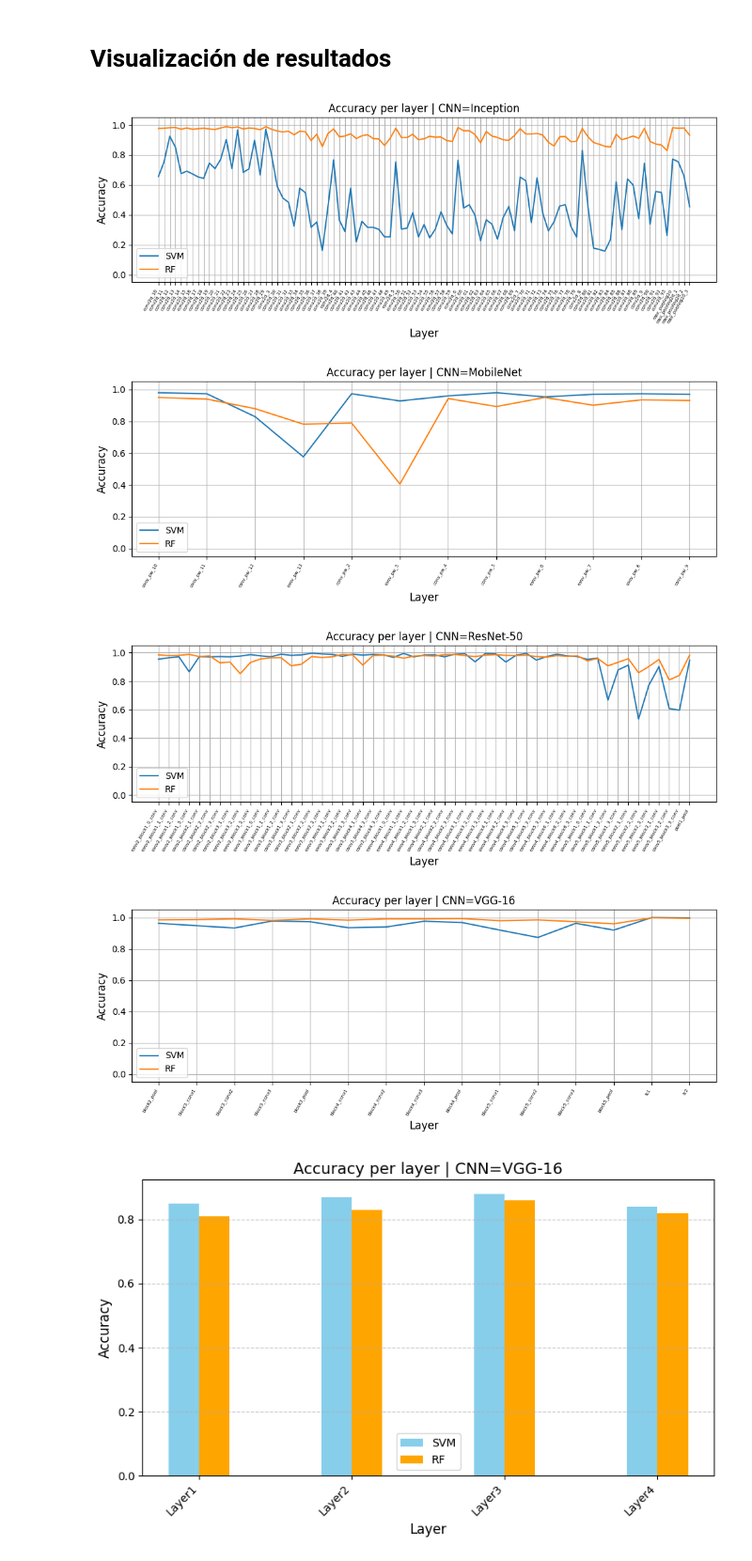
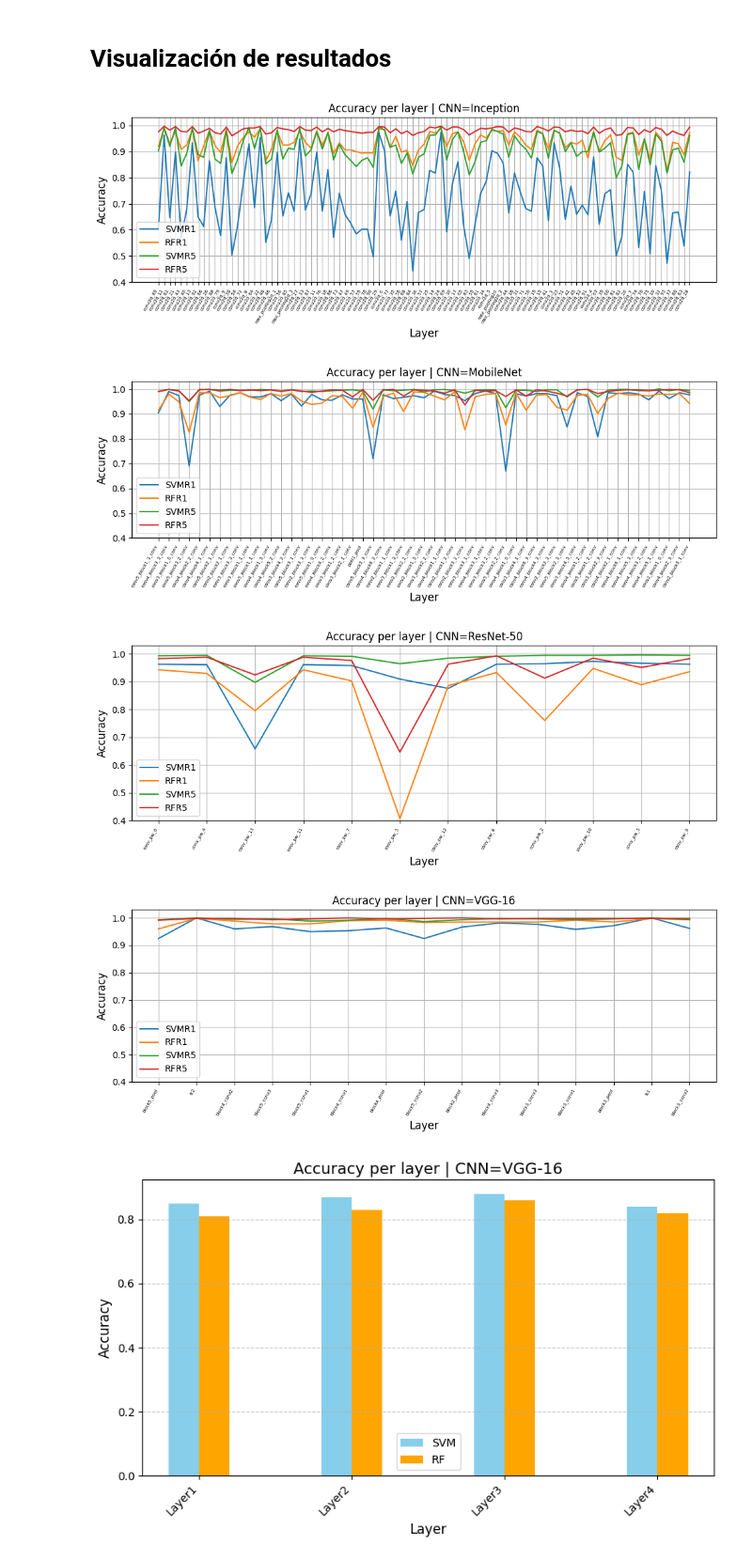
Before and after one commit to rorrocatalam/EL7007_Project, a Jupyter notebook: code/test.ipynb, the cells around one changed output. Shown at 94% size. Saved outputs shown, nothing was run; the diff lists cells and outputs as text; code cells hidden in the pictures.

```diff
--- a/code/test.ipynb
+++ b/code/test.ipynb
@@ -181,52 +217,63 @@ print(gi)
 # Visualización de resultados
 # %%
 res_path   = '../results'
-
+res5_path = '../results5'
 model_names = ['Inception', 'MobileNet', 'ResNet-50', 'VGG-16']
 csv_svm  = [file for file in os.listdir(f'{res_path}/svm') if file.endswith('.csv')]
 csv_rf   = [file for file in os.listdir(f'{res_path}/rf') if file.endswith('.csv')]
-
+csv_svm5  = [file for file in os.listdir(f'{res5_path}/svm') if file.endswith('.csv')]
+csv_rf5   = [file for file in os.listdir(f'{res5_path}/rf') if file.endswith('.csv')]
 for i in range(len(model_names)):
     csv_svm_file =  f'{res_path}/svm/{csv_svm[i]}'
     csv_rf_file  =  f'{res_path}/rf/{csv_svm[i]}'
-
+    csv5_svm_file =  f'{res5_path}/svm/{csv_svm[i]}'
+    csv5_rf_file  =  f'{res5_path}/rf/{csv_svm[i]}'
     layer_names    = []
     accuracies_svm = []
     accuracies_rf  = []
+    accuracies5_svm = []
+    accuracies5_rf  = []
     with open(csv_svm_file, "r") as file:
         reader = csv.reader(file)
         for row in reader:
             layer_names.append(row[0])
             accuracies_svm.append(float(row[1]))
     with open(csv_rf_file, "r") as file:
         reader = csv.reader(file)
         for row in reader:
             accuracies_rf.append(float(row[1]))
-
+    with open(csv5_svm_file, "r") as file:
+        reader = csv.reader(file)
+        for row in reader:
+            accuracies5_svm.append(float(row[1]))
+    with open(csv5_rf_file, "r") as file:
+        reader = csv.reader(file)
+        for row in reader:
+            accuracies5_rf.append(float(row[1]))
     x = range(len(layer_names))
-    width = 0.3
-    eps = 0.05
 
     plt.figure(figsize=(10, 4))
     # plt.bar([p - width/2 for p in x], accuracies_svm, width=width, label="SVM")
     # plt.bar([p + width/2 for p in x], accuracies_rf, width=width, label="RF")
-    plt.plot(x, accuracies_svm, label='SVM')
-    plt.plot(x, accuracies_rf, label='RF')
-    plt.ylim(0-eps,1+eps)
+    plt.plot(x, accuracies_svm, label='SVMR1')
+    plt.plot(x, accuracies_rf, label='RFR1')
+    plt.plot(x, accuracies5_svm, label='SVMR5')
+    plt.plot(x, accuracies5_rf, label='RFR5')
+    plt.ylim(0.4,1.03)
     plt.xlabel("Layer", fontsize=12)
     plt.ylabel("Accuracy", fontsize=12)
     plt.title(f"Accuracy per layer | CNN={model_names[i]}")
     plt.xticks(ticks=x, labels=layer_names, rotation=60, ha='right', fontsize=5)
     plt.tight_layout()
     plt.grid('True')
     plt.legend()
     plt.show()
     print()
 # %% [output]
-[figure, old version]
+[figure, new version]
-[figure, old version]
+[figure, new version]
-[figure, old version]
+[figure, new version]
-[figure, old version]
+[figure, new version]
 # %%
 import os
 import csv
```
Also changed, not shown: parts of 6 cells of this notebook, 1 other file.
